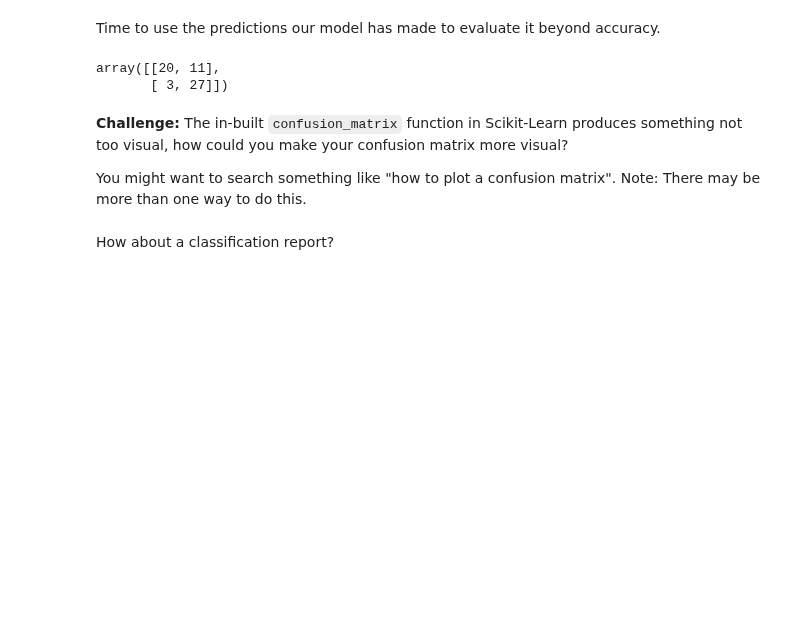
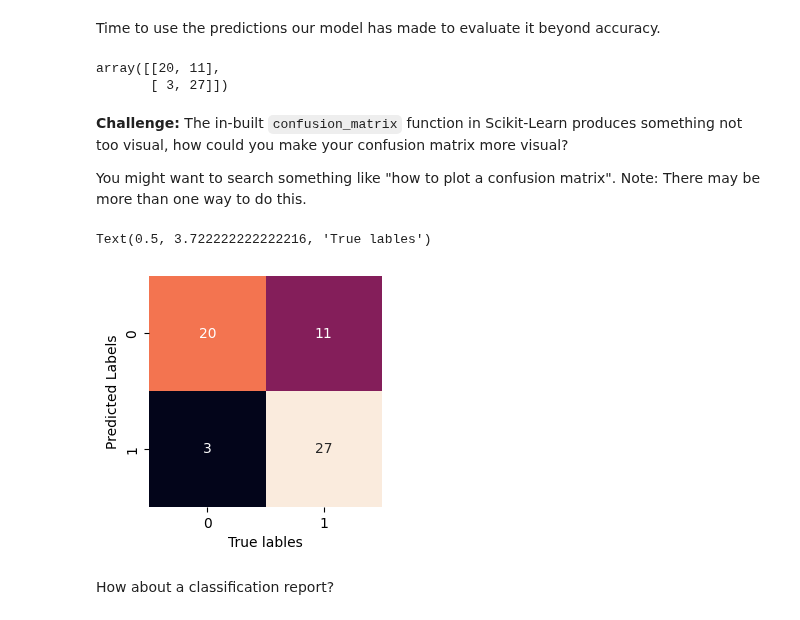
Before and after one commit to Abhi-pacific/Machine-learning-course, a Jupyter notebook: scikit-learn-exercises.ipynb, the cells around one changed output. Saved outputs shown, nothing was run; the diff lists cells and outputs as text; code cells hidden in the pictures; blank space fills up the shorter version.

```diff
--- a/scikit-learn-exercises.ipynb
+++ b/scikit-learn-exercises.ipynb
@@ -434,3 +431,15 @@ You might want to search something like "how to plot a confusion matrix". Note:
+# %%
+# Create a more visual confusion matrix
+###
+import seaborn as sns
+fig, ax = plt.subplots(figsize=(3, 3))
+confusionMatrix = confusion_matrix(y_test,y_preds)
+ax = sns.heatmap(confusionMatrix,annot=True,cbar=False)
+plt.ylabel('Predicted Labels')
+plt.xlabel('True lables')
+# %% [output]
+Text(0.5, 3.722222222222216, 'True lables')
+[figure, added]
 # %% [markdown]
 How about a classification report?
 # %%
```
Also changed, not shown: parts of 10 cells of this notebook.
